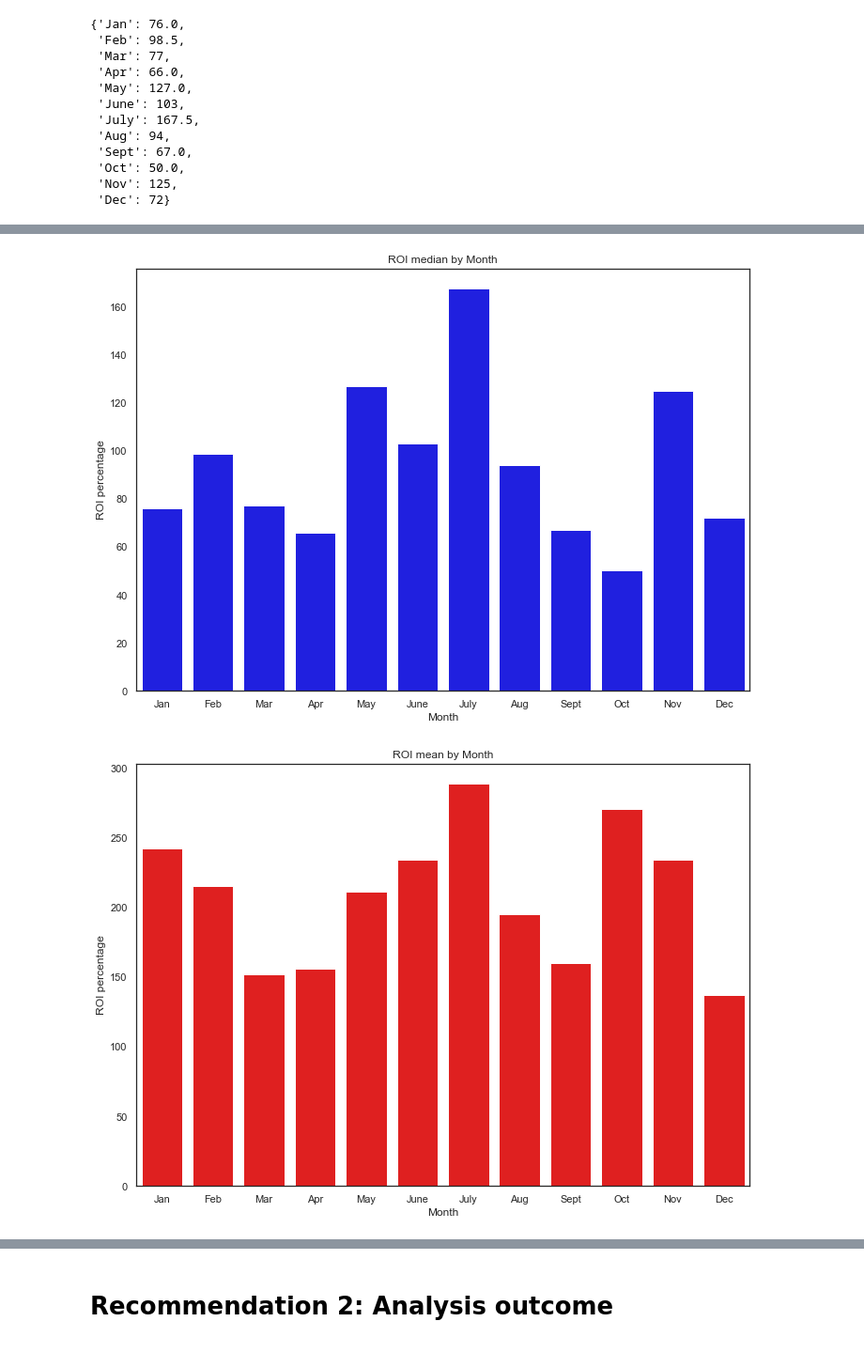
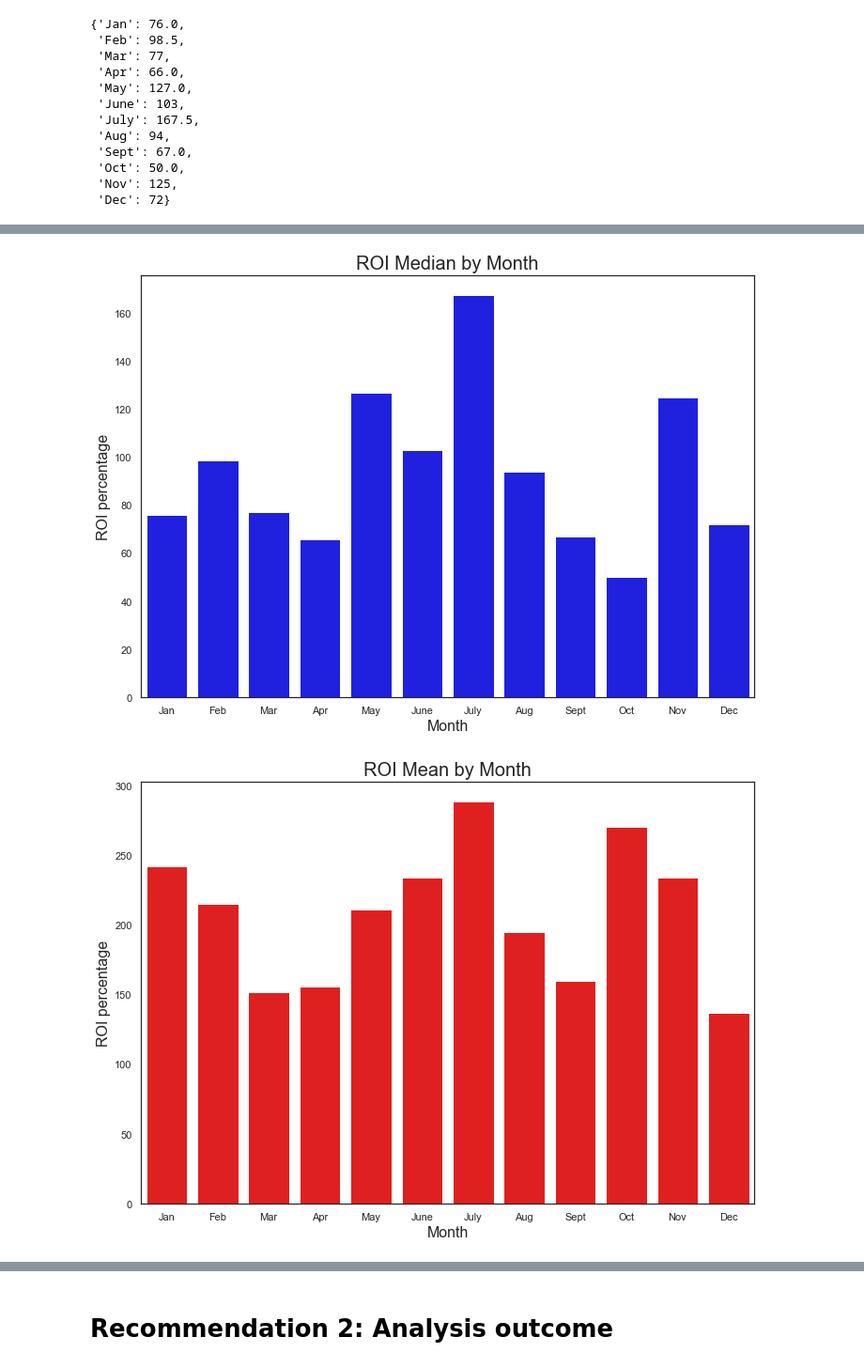
Before and after one commit to charlesmpan/FilmStudioMovieRec, a Jupyter notebook: final_notebook_kev_update_after_ben.ipynb, the cells around one changed output, grey strips where cells are left out. Shown: that part at 94% size. Saved outputs shown, nothing was run; the diff lists cells and outputs as text; code cells hidden in the pictures.

```diff
--- a/final_notebook_kev_update_after_ben.ipynb
+++ b/final_notebook_kev_update_after_ben.ipynb
@@ -315,21 +300,27 @@ sns.set(style='white')
 #create grouped bar chart
 ax = sns.barplot(x='Month', y='ROI',  data=df2, color='blue')
 sns.set(rc={'figure.figsize':(11.7,8.27)})
-ax.set(xlabel='Month', ylabel='ROI percentage',title='ROI median by Month');
+ax.set_ylabel('ROI percentage',fontsize = 16)
+ax.set_xlabel('Month',fontsize = 16)
+ax.set_title('ROI Median by Month',fontsize = 20)
+plt.savefig('ROI_median_by_month.png', bbox_inches='tight');
 # %% [output]
-[figure, old version]
+[figure, new version]
 # %%
 df1 = pd.DataFrame({'Month': month_mean.keys(),
                    'ROI': month_mean.values(),})
 #set seaborn plotting aesthetics
 sns.set(style='white')
 
 #create grouped bar chart
 ax = sns.barplot(x='Month', y='ROI',  data=df1,color='red')
 sns.set(rc={'figure.figsize':(11.7,8.27)})
-ax.set(xlabel='Month', ylabel='ROI percentage',title='ROI mean by Month');
+ax.set_ylabel('ROI percentage',fontsize = 16)
+ax.set_xlabel('Month',fontsize = 16)
+ax.set_title('ROI Mean by Month',fontsize = 20)
+plt.savefig('ROI_mean_by_month.png', bbox_inches='tight');
 # %% [output]
-[figure, old version]
+[figure, new version]
 # %%
 ax = pd.concat({
     'Mean': df1.set_index('Month'), 'Median': df2.set_index('Month'),
```
Also changed, not shown: parts of 5 cells of this notebook, 11 other files.
